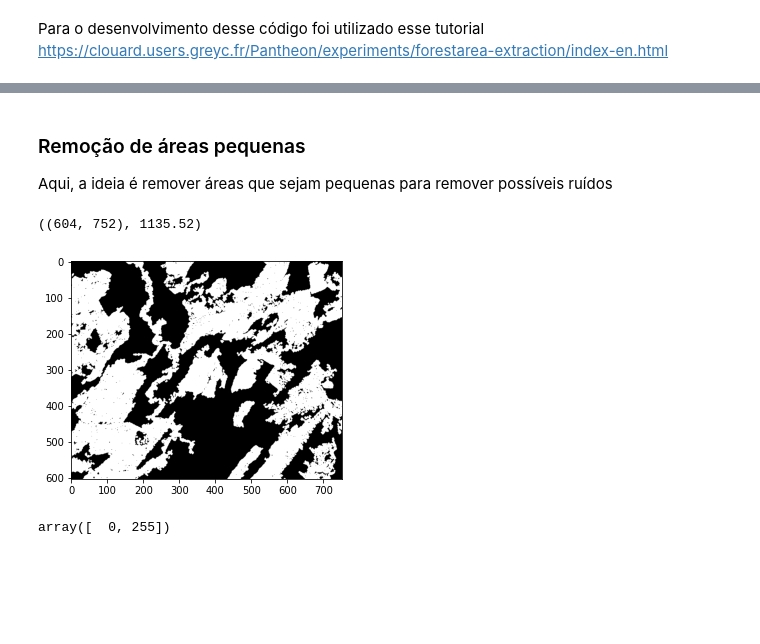
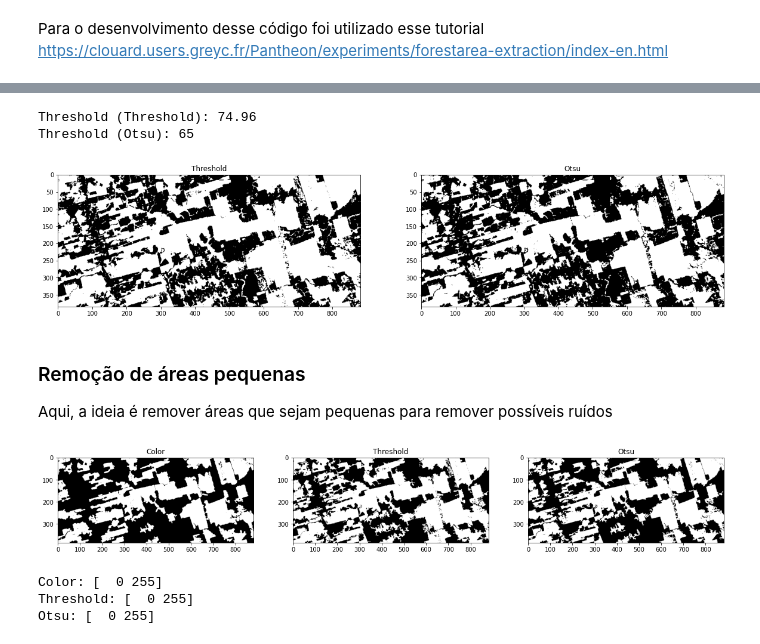
Before and after one commit to LuisF3/satellite-deforestation-monitor, a Jupyter notebook: Reconhecimento_de_áreas_florestais.ipynb, the cells around one changed output, grey strips where cells are left out. Drawn from its saved outputs; the diff is of its cells as text; code cells hidden in the pictures; blank space fills up the shorter version.

Commit message:
Add: Otsu e Threshold

```diff
--- a/Reconhecimento_de_áreas_florestais.ipynb
+++ b/Reconhecimento_de_áreas_florestais.ipynb
@@ -219,0 +216,6 @@ Testamos com filtro de variância de kernel 3, 5, 7 e 9 e vários thresholds de
+# %%
+def thresholding(img, threshold):
+    print('\033[1mThreshold (Threshold):\033[0m %.2f' % threshold)
+    threshold_img = np.ones(img.shape).astype(np.uint8)
+    threshold_img[np.where(img >= threshold)] = 0
+    return threshold_img
@@ -220,3 +249,16 @@ Testamos com filtro de variância de kernel 3, 5, 7 e 9 e vários thresholds de
+# %%
+img_gray = luminance(blur_img)  # imagem em escala de cinza
+mean = np.mean(img_gray)        # intensidade média da imagem
+
+threshold_img = thresholding(img_gray, mean)  # aplicação da segmentação por threshold fixo
+otsu_img = otsu_threshold(img_gray)           # aplicação da segmentação por threshold dinâmico (método de Otsu)
+
+imgs = {'Threshold': threshold_img, 'Otsu': otsu_img}
+display_comparison(imgs, ['Threshold', 'Otsu'])
+# %% [output]
+Threshold (Threshold): 74.96
+Threshold (Otsu): 65
+[figure, added]
 # %% [markdown]
 ### Remoção de áreas pequenas
 
@@ -226,22 +268,31 @@ metro2_por_pixel = 10
+# %%
+def remove_small_areas(img, percentage):
+  # atribui índices para regiões segmentadas da imagem
+  img_floodfill, labels = label(img, return_num=True)
+  # determina área máxima para remoção
+  threshold = min(2000, (img_floodfill.shape[0] * percentage) * (img_floodfill.shape[1] * percentage))
+
+  for i in range(1, labels):
+      if np.sum(img_floodfill == i) < threshold:
+          img_floodfill[img_floodfill == i] = 0
+
+  img_floodfill[img_floodfill != 0] = 255
+  return img_floodfill
 # %%
-img_floodfill = disk2_img.copy()
+img_floodfill_color = remove_small_areas(disk2_img, 0.05)
+img_floodfill_threshold = remove_small_areas(threshold_img, 0.05)
+img_floodfill_otsu = remove_small_areas(otsu_img, 0.05)
 
-img_floodfill, labels = label(img_floodfill, return_num=True)
-
-threshold = min(2000, img_floodfill.shape[0] / 20 * img_floodfill.shape[1] / 20)
-for i in range(1, labels):
-    if np.sum(img_floodfill == i) < threshold:
-        img_floodfill[img_floodfill == i] = 0
-
-img_floodfill[img_floodfill != 0] = 255
-
-_ = plt.imshow(img_floodfill, cmap='gray')
-img_floodfill.shape, threshold
+imgs = {'Color': img_floodfill_color, 'Threshold': img_floodfill_threshold, 'Otsu': img_floodfill_otsu}
+display_comparison(imgs, ['Color', 'Threshold', 'Otsu'])
 # %% [output]
-((604, 752), 1135.52)
-[figure, old version]
+[figure, new version]
 # %%
-np.unique(img_floodfill)
+print('Color:', np.unique(img_floodfill_color))
+print('Threshold:', np.unique(img_floodfill_threshold))
+print('Otsu:', np.unique(img_floodfill_otsu))
 # %% [output]
-array([  0, 255])
+Color: [  0 255]
+Threshold: [  0 255]
+Otsu: [  0 255]
 # %%
```
Also changed, not shown: parts of 23 cells of this notebook, 10 other files.
